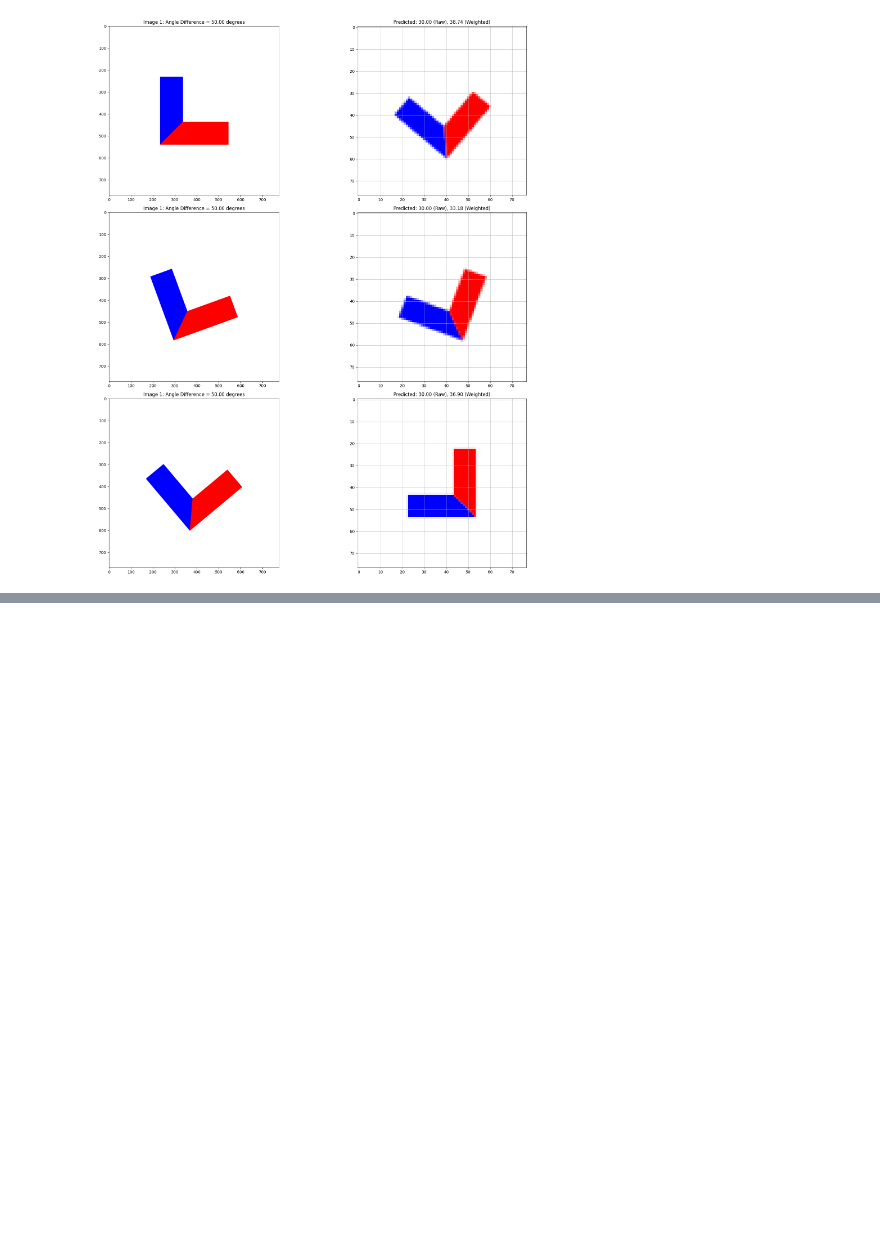
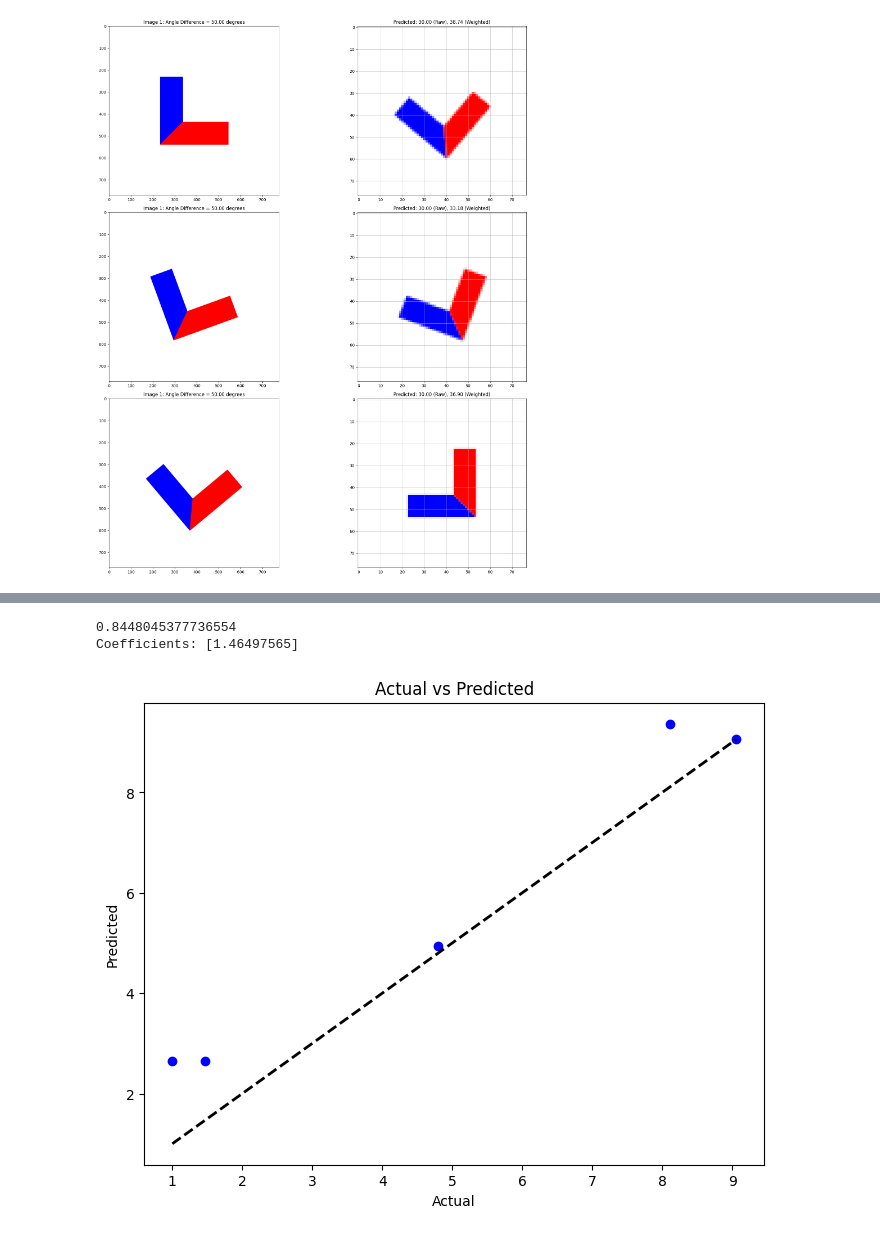
Before and after one commit to shure-dev/featurellm, a Jupyter notebook: sample.ipynb, the cells around one changed output, grey strips where cells are left out. Cells and saved outputs as stored; diff of their text form; code cells hidden in the pictures; blank space fills up the shorter version.

```diff
--- a/sample.ipynb
+++ b/sample.ipynb
@@ -770,0 +1023,55 @@ Mean Weighted Error: 4.58
+# %%
+# _df_dataset = df_dataset[["feature_1","feature_3","feature_7","label"]]
+_df_dataset = df_dataset[["feature_1","feature_3","feature_2","label"]]
+_df_dataset = df_dataset[["raw_score","label"]]
+_df_dataset = df_dataset[["weighted_average_length_score","label"]]
+# %%
+from sklearn.linear_model import LinearRegression
+from sklearn.metrics import mean_squared_error, r2_score
+
+
+train_df, test_df = train_test_split(_df_dataset, test_size=0.25, random_state=42)
+
+# 特徴量とラベルを分割
+X_train = train_df.drop(columns=["label"])
+y_train = train_df["label"]
+
+X_test = test_df.drop(columns=["label"])
+y_test = test_df["label"]
+
+# 線形回帰モデルを作成
+model = LinearRegression()
+
+# モデルをトレーニング
+model.fit(X_train, y_train)
+
+# テストデータを使って予測
+y_pred = model.predict(X_test)
+
+# モデルの評価
+mse = mean_squared_error(y_test, y_pred)
+r2 = r2_score(y_test, y_pred)
+
+print(np.mean(abs(y_test - y_pred)))
+
+# 結果を表示
+# print(f"Mean Squared Error: {mse:.2f}")
+# print(f"R^2 Score: {r2:.2f}")
+
+# 回帰係数を取得して表示
+coefficients = model.coef_
+print("Coefficients:", coefficients)
+
+
+# 結果を可視化
+plt.figure(figsize=(8, 6))
+plt.scatter(y_test, y_pred, color='blue')
+plt.plot([y_test.min(), y_test.max()], [y_test.min(), y_test.max()], 'k--', lw=2)
+plt.xlabel('Actual')
+plt.ylabel('Predicted')
+plt.title('Actual vs Predicted')
+plt.show()
+# %% [output]
+0.8448045377736554
+Coefficients: [1.46497565]
+[figure, added]
```
Also changed, not shown: parts of 8 cells of this notebook.
